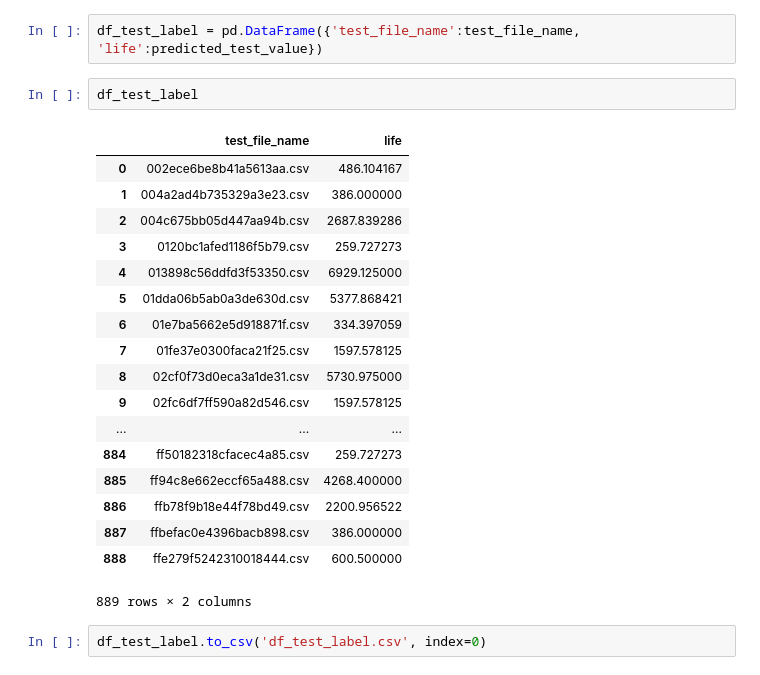
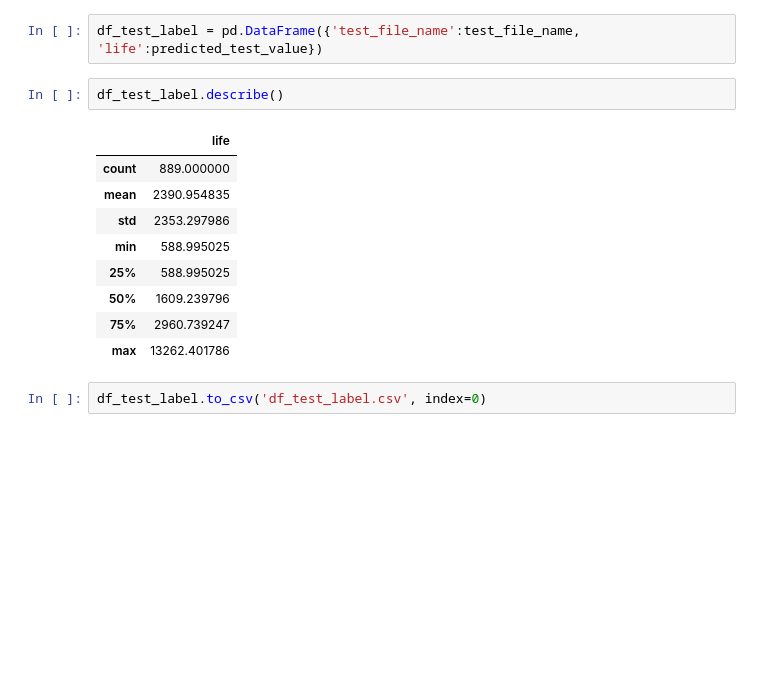
Before and after one commit to ZFlys/iFLYTEK-AI, a Jupyter notebook: Analysis.ipynb, the cells around one changed output. Saved outputs shown, nothing was run; the diff lists cells and outputs as text; blank space fills up the shorter version.

```diff
--- a/Analysis.ipynb
+++ b/Analysis.ipynb
@@ -458,25 +458,16 @@ predicted_test_value = optimal_reg1.predict(df_test_feature_dummies)
 # %%
 df_test_label = pd.DataFrame({'test_file_name':test_file_name, 'life':predicted_test_value})
 # %%
-df_test_label
+df_test_label.describe()
 # %% [output]
-|  | test_file_name | life |
-| 0 | 002ece6be8b41a5613aa.csv | 486.104167 |
-| 1 | 004a2ad4b735329a3e23.csv | 386.000000 |
-| 2 | 004c675bb05d447aa94b.csv | 2687.839286 |
-| 3 | 0120bc1afed1186f5b79.csv | 259.727273 |
-| 4 | 013898c56ddfd3f53350.csv | 6929.125000 |
-| 5 | 01dda06b5ab0a3de630d.csv | 5377.868421 |
-| 6 | 01e7ba5662e5d918871f.csv | 334.397059 |
-| 7 | 01fe37e0300faca21f25.csv | 1597.578125 |
-| 8 | 02cf0f73d0eca3a1de31.csv | 5730.975000 |
-| 9 | 02fc6df7ff590a82d546.csv | 1597.578125 |
-| ... | ... | ... |
-| 884 | ff50182318cfacec4a85.csv | 259.727273 |
-| 885 | ff94c8e662eccf65a488.csv | 4268.400000 |
-| 886 | ffb78f9b18e44f78bd49.csv | 2200.956522 |
-| 887 | ffbefac0e4396bacb898.csv | 386.000000 |
-| 888 | ffe279f5242310018444.csv | 600.500000 |
+|  | life |
+| count | 889.000000 |
+| mean | 2390.954835 |
+| std | 2353.297986 |
+| min | 588.995025 |
+| 25% | 588.995025 |
+| 50% | 1609.239796 |
+| 75% | 2960.739247 |
+| max | 13262.401786 |
-889 rows × 2 columns
 # %%
 df_test_label.to_csv('df_test_label.csv', index=0)
```
Also changed, not shown: parts of 1 cell of this notebook, 2 other files.
